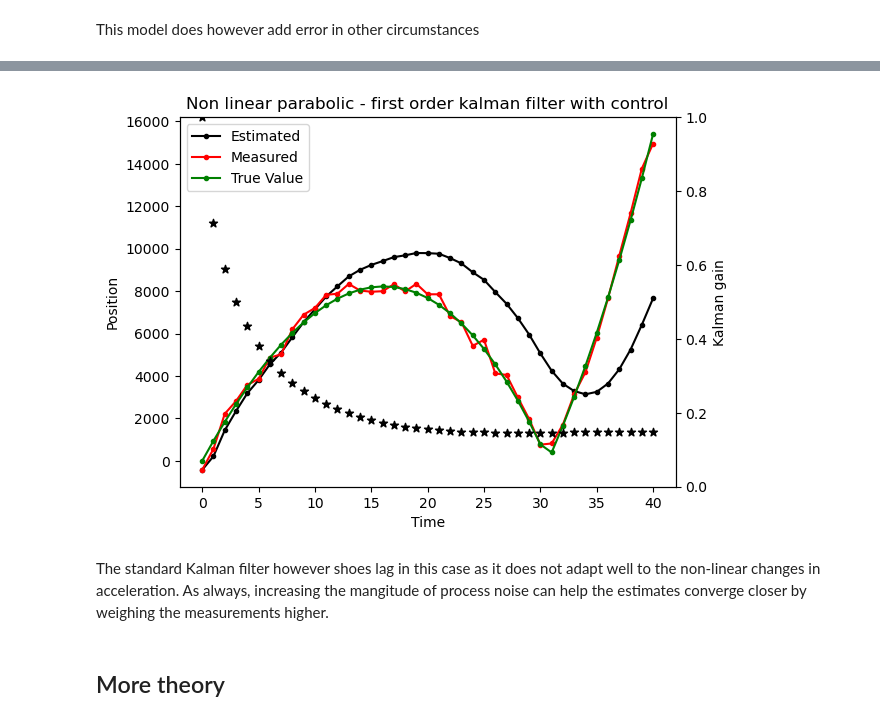
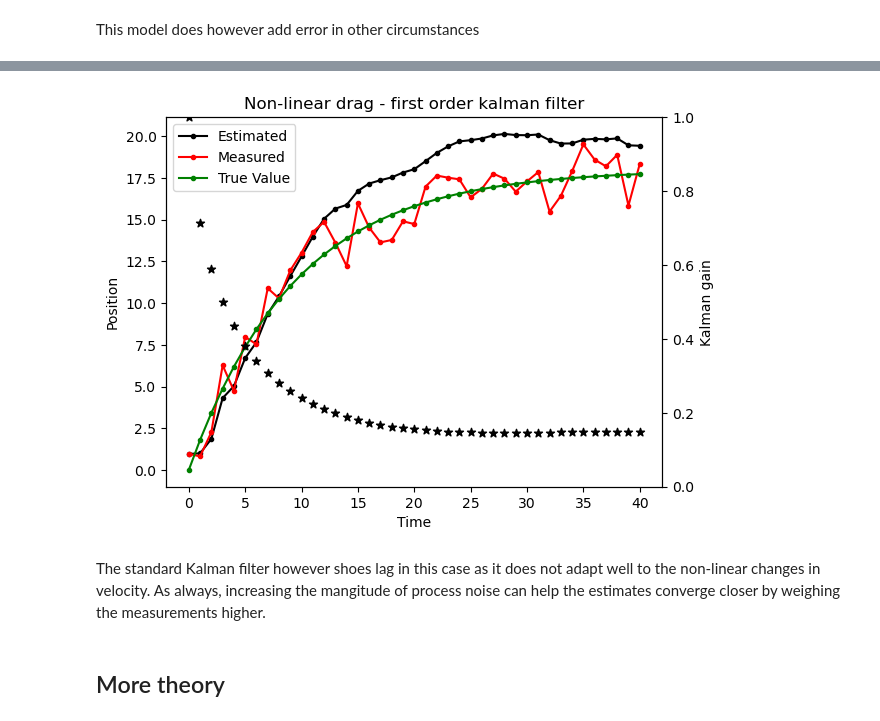
Before and after one commit to 262882/myKalmanFIlter, a Jupyter notebook: kalmanFilteringDemo.ipynb, the cells around one changed output, grey strips where cells are left out. Cells and saved outputs as stored; diff of their text form; code cells hidden in the pictures.

```diff
--- a/kalmanFilteringDemo.ipynb
+++ b/kalmanFilteringDemo.ipynb
@@ -442,14 +443,13 @@ def f_nonlin_step(X_prev):
 # %%
 samples = 40
-wind_steps = np.arange(samples+1)
-wind_gt = np.zeros(wind_steps.shape[0])
-wind_prev = np.array([wind_gt[0],200,-10])
+drag_steps = np.arange(samples+1)
+drag_gt = np.zeros(drag_steps.shape[0])
+drag_prev = np.array([drag_gt[0],2,0.9])
 
-for step in wind_steps[1:]:
-    wind_curr = f_nonlin_step(wind_prev)
-    wind_gt[step] = wind_curr[0]
-    wind_prev = np.copy(wind_curr)
+for step in drag_steps[1:]:
+    drag_curr = f_nonlinear_step(drag_prev)
+    drag_gt[step] = drag_curr[0]
+    drag_prev = np.copy(drag_curr)
 
-wind_gt = np.abs(wind_gt)
 # Add noise
-wind_measure = wind_gt+1000*(np.random.rand(wind_gt.shape[0])-0.5)
+drag_measure = drag_gt+4*(np.random.rand(drag_gt.shape[0])-0.5)
@@ -477,0 +458,13 @@ df_wind_cont
+# %%
+X0 = np.array([0,0])  # position, velocity
+P0 = np.array([[1000,0],[0, 1000]])  # Assume no correlation between states
+F = np.array([[1, delta_t], [0, 1]])
+r = 0.3
+q = 0.0001
+Q = np.array([[((delta_t**3)*q)/3,((delta_t**2)*q)/2],
+              [((delta_t**2)*q)/2,     ((delta_t)*q)]])
+H = np.array([1, 0])
+# %%
+firstFilter_drag = MyKalmanFilterHigherOrder(X0, P0, r, Q, F, H)
+df_drag_first = run_filter(firstFilter_drag, drag_measure)
+df_drag_first
@@ -478,20 +489,20 @@ df_wind_cont
 # %%
-plt.plot(df_wind_cont.index, np.stack((df_wind_cont['xt_curr'].to_numpy()).tolist(), axis=0)[:,0],marker=".",color="black")
-plt.plot(wind_steps, wind_measure ,marker=".",color="red")
-plt.plot(wind_steps, wind_gt ,marker=".",color="g")
-plt.title("Non linear parabolic - first order kalman filter with control")
+plt.plot(df_drag_first.index, np.stack((df_drag_first['xt_curr'].to_numpy()).tolist(), axis=0)[:,0],marker=".",color="black")
+plt.plot(drag_steps, drag_measure ,marker=".",color="red")
+plt.plot(drag_steps, drag_gt ,marker=".",color="g")
+plt.title("Non-linear drag - first order kalman filter")
 plt.xlabel("Time")
 plt.ylabel("Position")
 plt.legend(["Estimated","Measured","True Value"],loc='upper left')
 plt.twinx()
-plt.scatter(df_wind_cont.index, np.stack((df_wind_cont['k_gain'].to_numpy()).tolist())[:,0], marker="*",color="black")
+plt.scatter(df_drag_first.index, np.stack((df_drag_first['k_gain'].to_numpy()).tolist())[:,0], marker="*",color="black")
 plt.ylabel("Kalman gain")
 plt.ylim([0,1])
 plt.show()
 # %% [output]
-[figure, old version]
+[figure, new version]
 # %% [markdown]
-The standard Kalman filter however shoes lag in this case as it does not adapt well to the non-linear changes in acceleration. As always, increasing the mangitude of process noise can help the estimates converge closer by weighing the measurements higher.
+The standard Kalman filter however shoes lag in this case as it does not adapt well to the non-linear changes in velocity. As always, increasing the mangitude of process noise can help the estimates converge closer by weighing the measurements higher.
 # %% [markdown]
 ## More theory
 # %% [markdown]
```
Also changed, not shown: parts of 25 cells of this notebook, 1 other file.
